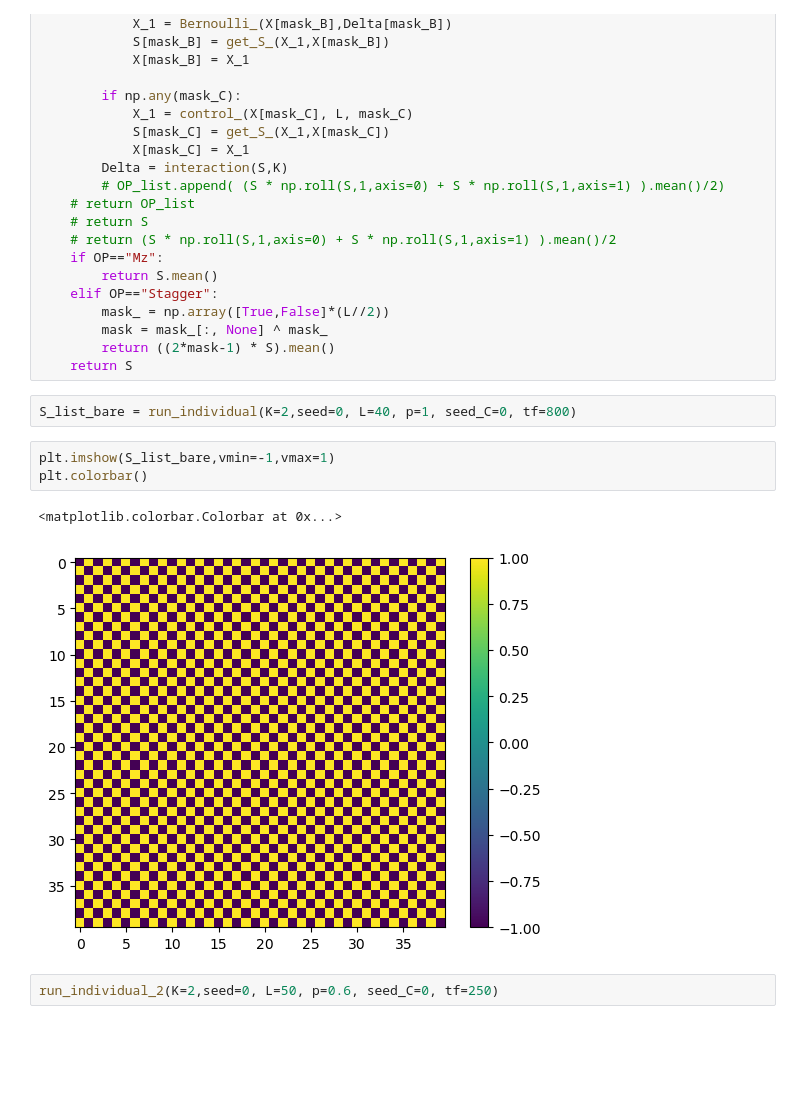
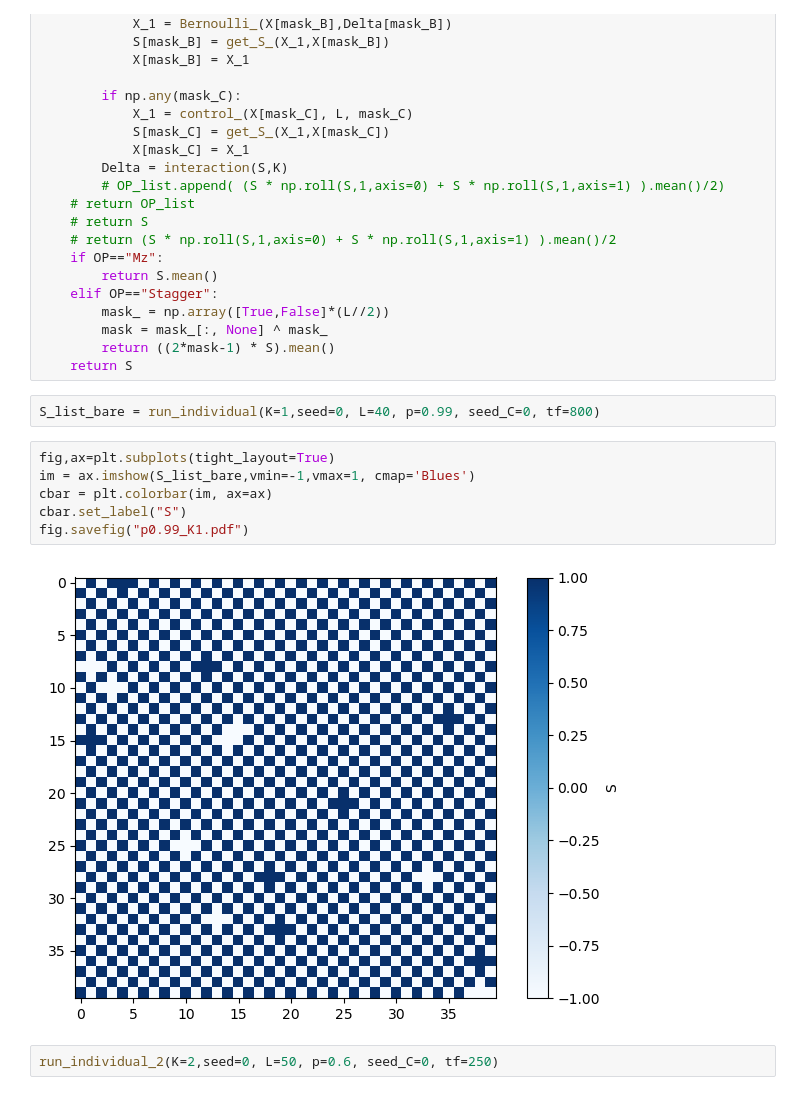
Before and after one commit to hainingpan/CoupledBernoulli, a Jupyter notebook: test.ipynb, the cells around one changed output. Cells and saved outputs as stored; diff of their text form; blank space fills up the shorter version.

```diff
--- a/test.ipynb
+++ b/test.ipynb
@@ -321,13 +321,15 @@ def run_individual_2(K, tf=None, L=50, seed=0, p=0, seed_C=0, OP=None):
         return ((2*mask-1) * S).mean()
     return S
 # %%
-S_list_bare = run_individual(K=2,seed=0, L=40, p=1, seed_C=0, tf=800)
+S_list_bare = run_individual(K=1,seed=0, L=40, p=0.99, seed_C=0, tf=800)
-# %%
-plt.imshow(S_list_bare,vmin=-1,vmax=1)
-plt.colorbar()
-# %% [output]
-<matplotlib.colorbar.Colorbar at 0x...>
-[figure, removed]
+# %%
+fig,ax=plt.subplots(tight_layout=True)
+im = ax.imshow(S_list_bare,vmin=-1,vmax=1, cmap='Blues')
+cbar = plt.colorbar(im, ax=ax)
+cbar.set_label("S")
+fig.savefig("p0.99_K1.pdf")
+# %% [output]
+[figure, added]
 # %%
 run_individual_2(K=2,seed=0, L=50, p=0.6, seed_C=0, tf=250)
 # %% [output]
```
